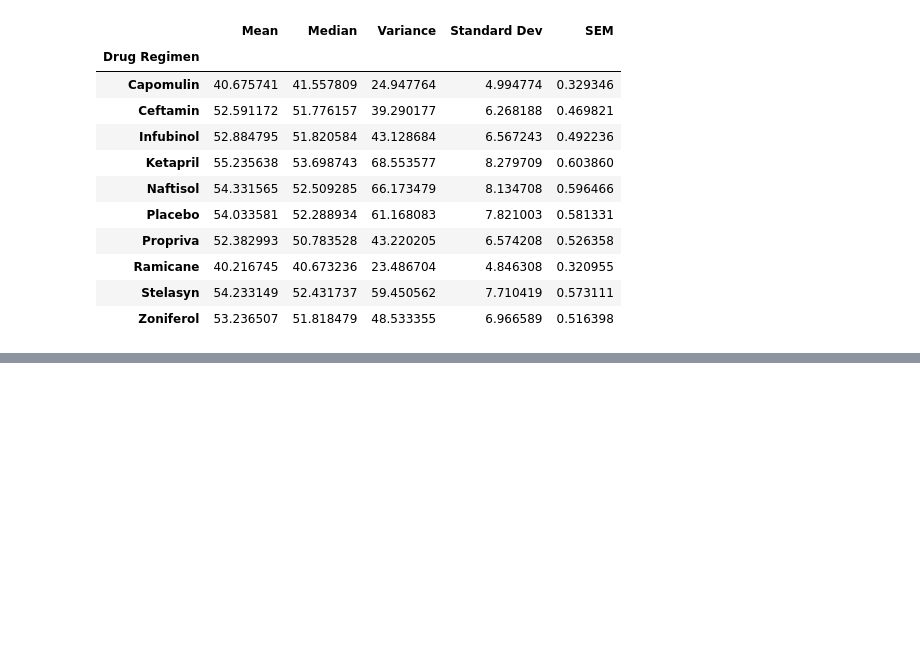
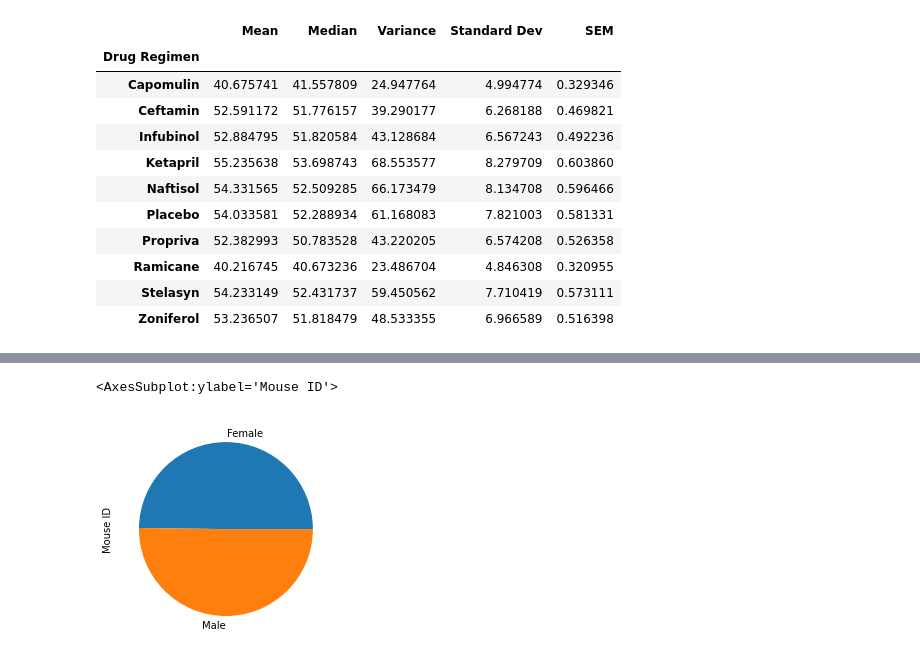
Before and after one commit to habrasek/matplotlib-challenge, a Jupyter notebook: Main.ipynb, the cells around one changed output, grey strips where cells are left out. Cells and saved outputs as stored; diff of their text form; code cells hidden in the pictures; blank space fills up the shorter version.

```diff
--- a/Main.ipynb
+++ b/Main.ipynb
@@ -106,0 +107,6 @@ mice_count.plot.bar()
+# %%
+gender = mouse_df.groupby(['Sex'])['Mouse ID'].nunique()
+gender.plot.pie()
+# %% [output]
+<AxesSubplot:ylabel='Mouse ID'>
+[figure, added]
```
Also changed, not shown: parts of 1 cell of this notebook.
